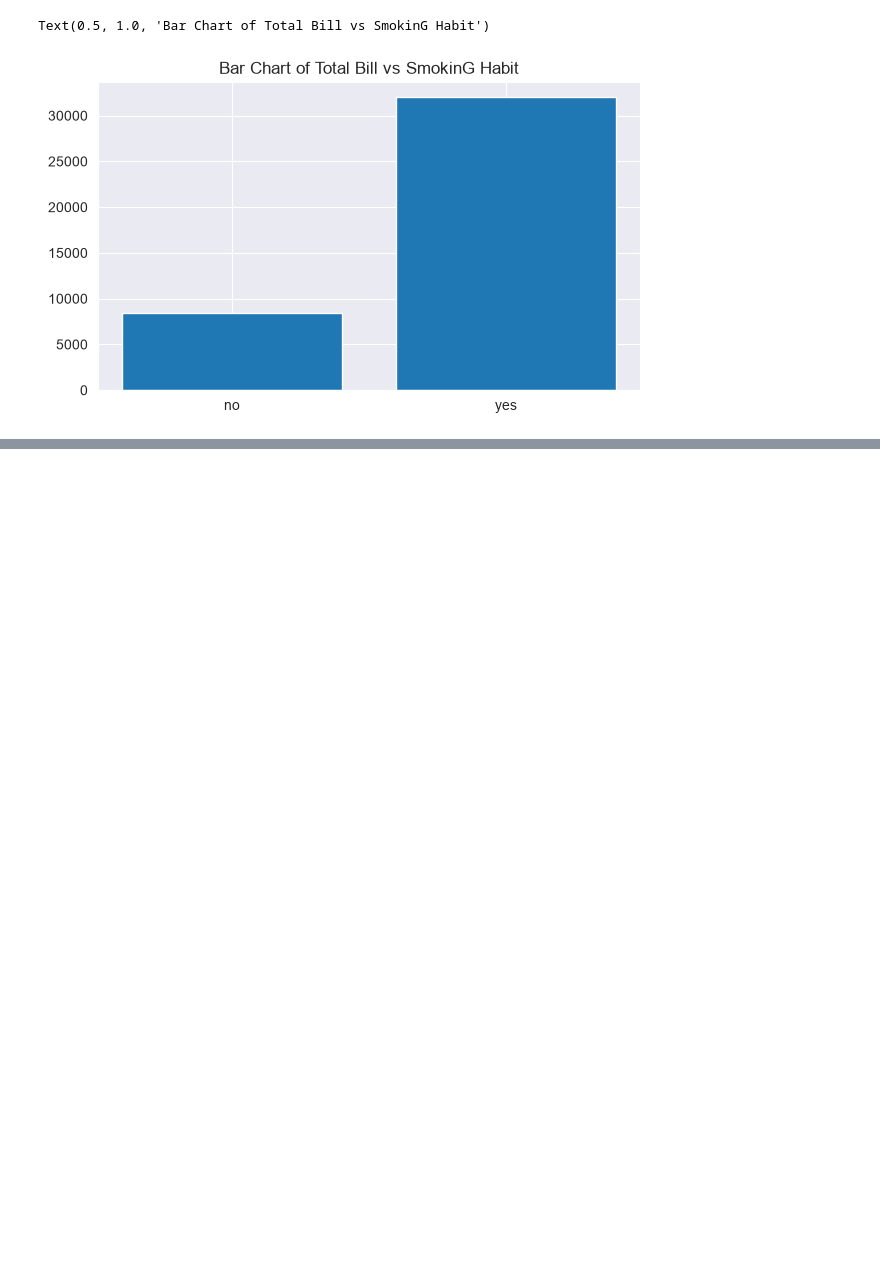
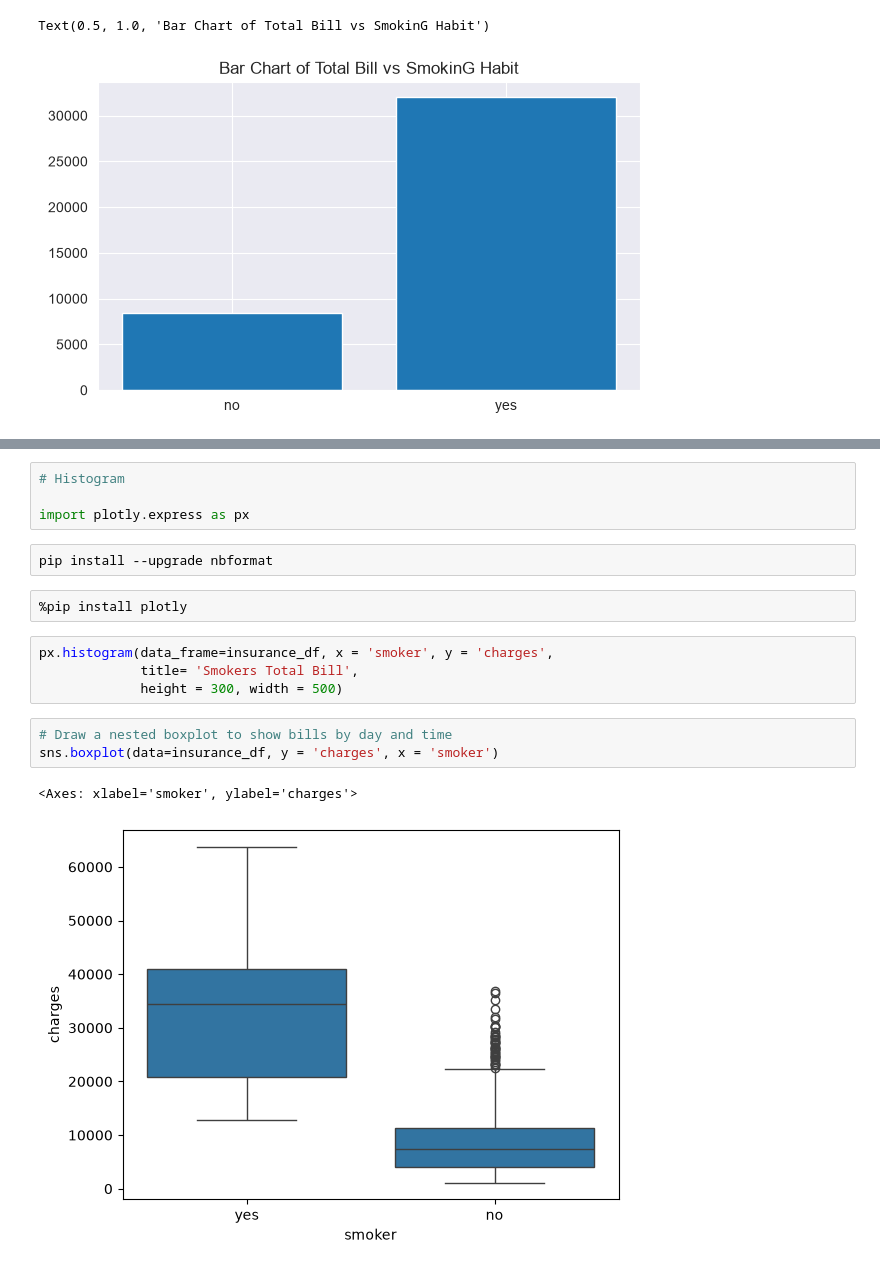
Before and after one commit to Ayo-Agboola/WEEK-7, a Jupyter notebook: Python/Class4.ipynb, the cells around one changed output, grey strips where cells are left out. Drawn from its saved outputs; the diff is of its cells as text; blank space fills up the shorter version.

```diff
--- a/Python/Class4.ipynb
+++ b/Python/Class4.ipynb
@@ -46,0 +81,18 @@ Text(0.5, 1.0, 'Bar Chart of Total Bill vs SmokinG Habit')
+# %%
+# Histogram
+
+import plotly.express as px
+# %%
+pip install --upgrade nbformat
+# %%
+%pip install plotly
+# %%
+px.histogram(data_frame=insurance_df, x = 'smoker', y = 'charges',
+             title= 'Smokers Total Bill',
+             height = 300, width = 500)
+# %%
+# Draw a nested boxplot to show bills by day and time
+sns.boxplot(data=insurance_df, y = 'charges', x = 'smoker')
+# %% [output]
+<Axes: xlabel='smoker', ylabel='charges'>
+[figure, added]
```
Also changed, not shown: parts of 6 cells of this notebook.
